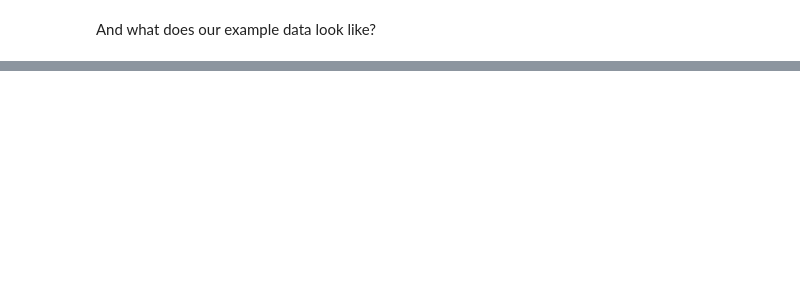
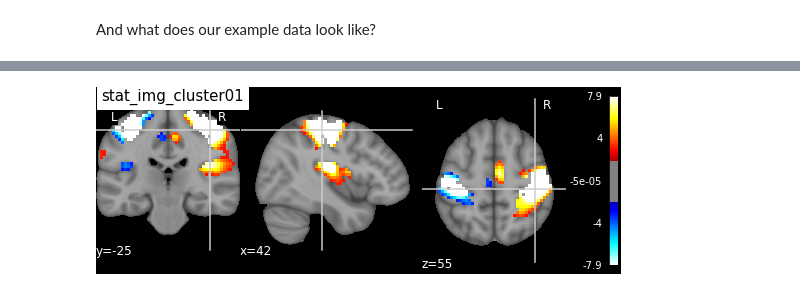
Before and after one commit to miykael/atlasreader, a Jupyter notebook: notebooks/atlasreader.ipynb, the cells around one changed output, grey strips where cells are left out. Saved outputs shown, nothing was run; the diff lists cells and outputs as text; code cells hidden in the pictures; blank space fills up the shorter version.

```diff
--- a/notebooks/atlasreader.ipynb
+++ b/notebooks/atlasreader.ipynb
@@ -129,0 +123,4 @@ Let's begin with running the `help` argument so we can look at the input paramet
+# %%
+Image('stat_img_cluster01.png')
+# %% [output]
+[figure, added]
```
Also changed, not shown: parts of 103 cells of this notebook.
